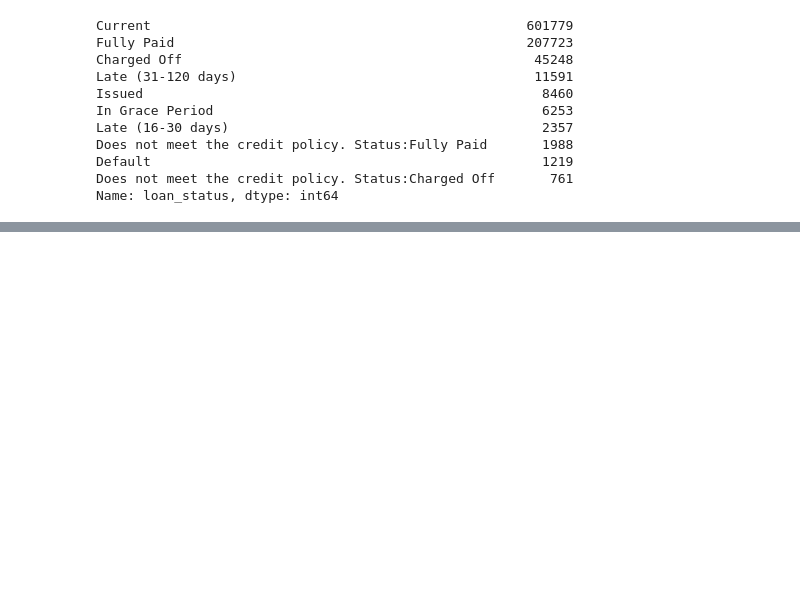
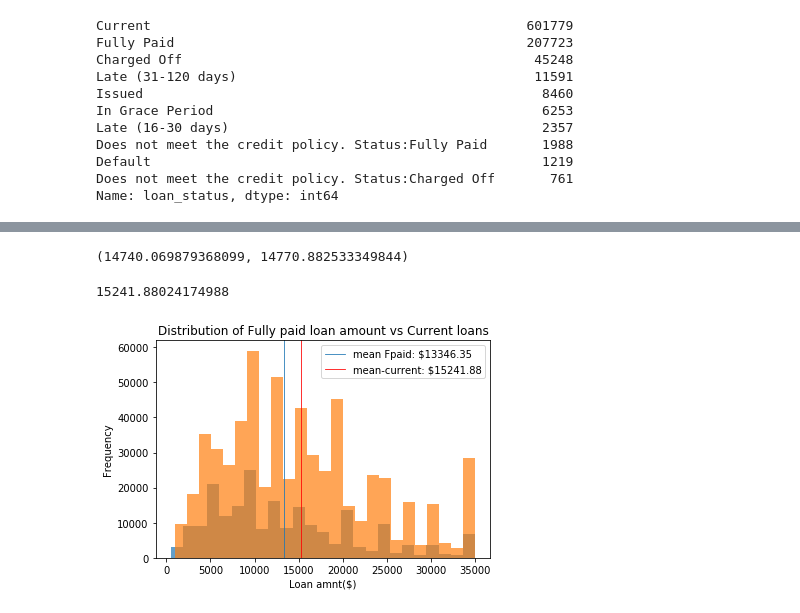
Before and after one commit to archanaravi21/Statistical-Inference, a Jupyter notebook: Statistical Data Analysis .ipynb, the cells around one changed output, grey strips where cells are left out. Saved outputs shown, nothing was run; the diff lists cells and outputs as text; code cells hidden in the pictures; blank space fills up the shorter version.

```diff
--- a/Statistical Data Analysis .ipynb
+++ b/Statistical Data Analysis .ipynb
@@ -177,0 +134,31 @@ Number of loan distributed by employeer years
+# %%
+upper_bound = df_new['loan_amnt'].mean()+cv*df_new['loan_amnt'].std(ddof=1)/np.sqrt(len(df_new))
+lower_bound = df_new['loan_amnt'].mean()-cv*df_new['loan_amnt'].std(ddof=1)/np.sqrt(len(df_new))
+
+lower_bound,upper_bound
+# %% [output]
+(14740.069879368099, 14770.882533349844)
+# %%
+fullypaid_stats = np.array(df_fully_paid['loan_amnt'])
+current_stats = np.array(df_current['loan_amnt'])
+# %%
+Fmean = np.mean(fullypaid_stats)
+Cmean = np.mean(current_stats)
+# %%
+print(Cmean)
+# %% [output]
+15241.88024174988
+# %%
+plt.hist(fullypaid_stats,bins=25,alpha=0.7)
+plt.hist(current_stats,bins=25,alpha=0.7)
+
+plt.axvline(Fmean,label='mean Fpaid: $13346.35',linewidth=0.8)
+plt.axvline(Cmean,label='mean-current: $15241.88',linewidth=0.8,c='red')
+
+plt.title('Distribution of Fully paid loan amount vs Current loans')
+plt.ylabel('Frequency')
+plt.xlabel('Loan amnt($)')
+plt.legend()
+plt.show()
+# %% [output]
+[figure, added]
```
Also changed, not shown: parts of 46 cells of this notebook.
